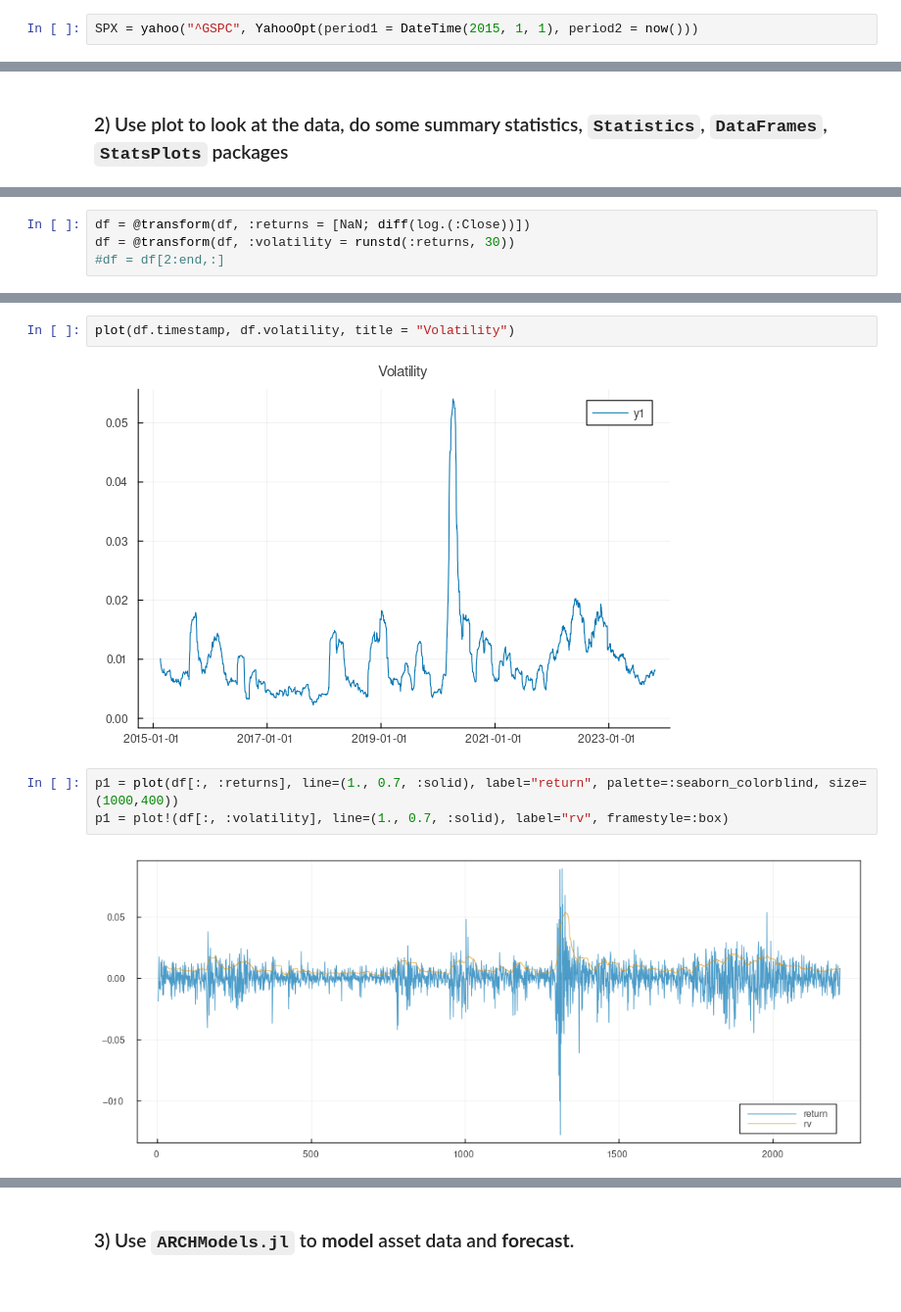
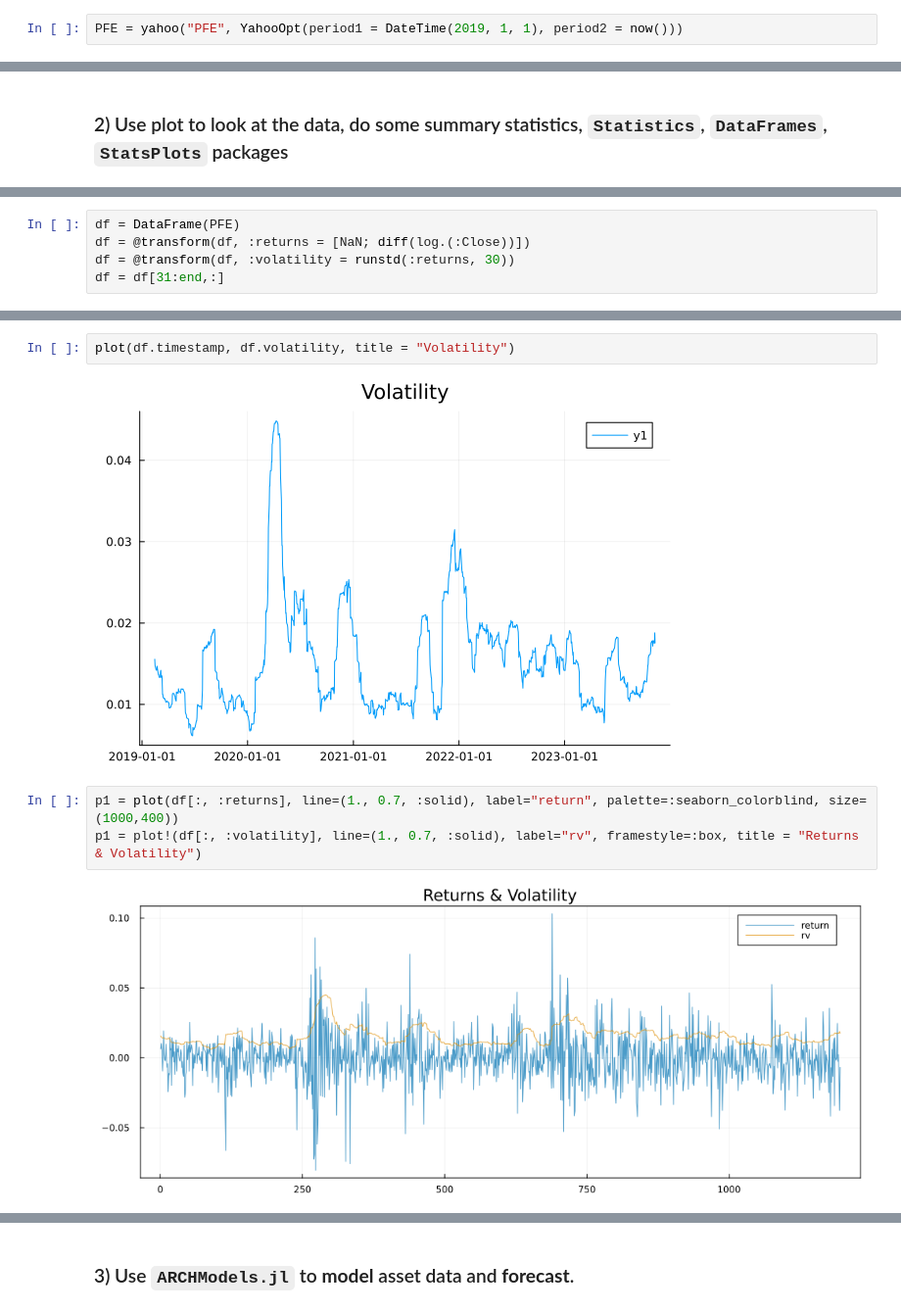
Before and after one commit to S-Belon/fin_econometrics_II_project_1, a Jupyter notebook: project1.ipynb, the cells around one changed output, grey strips where cells are left out. Shown at 98% size. Drawn from its saved outputs; the diff is of its cells as text.

Commit message:
changes to graphs

```diff
--- a/project1.ipynb
+++ b/project1.ipynb
@@ -36,5 +36,5 @@ Info Packages marked with ⌃ and ⌅ have new versions available, but those wit
 # %%
 using MarketData, Dates
 # %%
-SPX = yahoo("^GSPC", YahooOpt(period1 = DateTime(2015, 1, 1), period2 = now()))
+PFE = yahoo("PFE", YahooOpt(period1 = DateTime(2019, 1, 1), period2 = now()))
 # %% [output]
@@ -87,5 +64,6 @@ df = DataFrame(SPX)
 # %%
+df = DataFrame(PFE)
 df = @transform(df, :returns = [NaN; diff(log.(:Close))])
 df = @transform(df, :volatility = runstd(:returns, 30))
-#df = df[2:end,:]
+df = df[31:end,:]
 # %% [output]
@@ -161,10 +162,10 @@ plot!(
 # %%
 plot(df.timestamp, df.volatility, title = "Volatility")
 # %% [output]
-[figure, old version]
+[figure, new version]
 # %%
 p1 = plot(df[:, :returns], line=(1., 0.7, :solid), label="return", palette=:seaborn_colorblind, size=(1000,400))
-p1 = plot!(df[:, :volatility], line=(1., 0.7, :solid), label="rv", framestyle=:box)
+p1 = plot!(df[:, :volatility], line=(1., 0.7, :solid), label="rv", framestyle=:box, title = "Returns & Volatility")
 # %% [output]
-[figure, old version]
+[figure, new version]
 # %%
```
Also changed, not shown: parts of 26 cells of this notebook.
